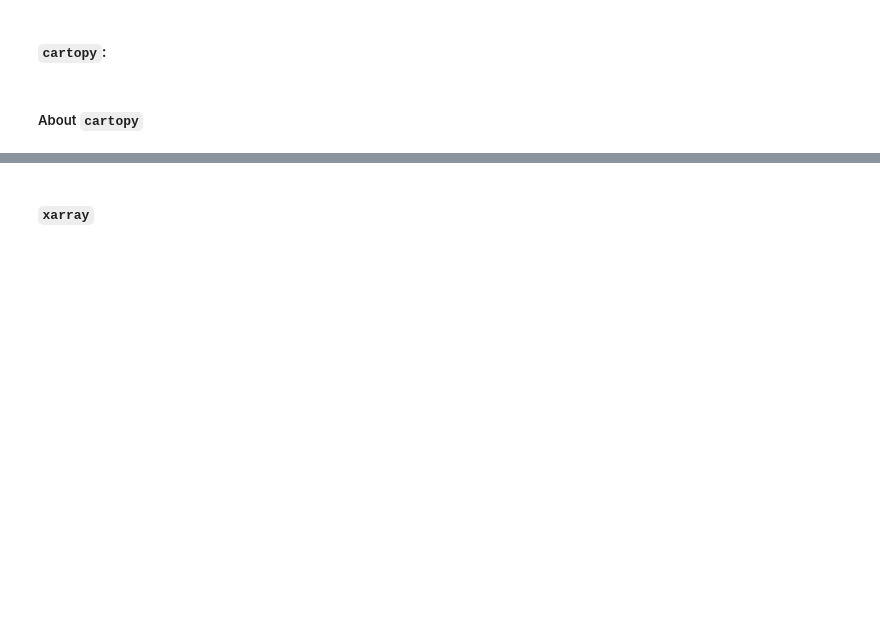
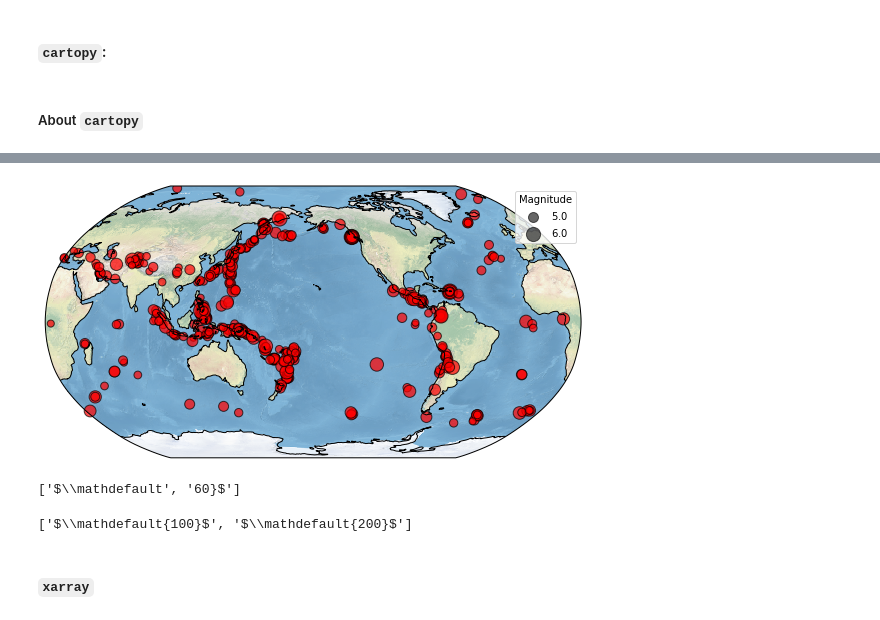
Before and after one commit to PraCTES/MIT-PraCTES, a Jupyter notebook: demos/Lecture02_Objects_and_data_analysis/Lecture02_python_objects_and_data_analysis.ipynb, the cells around one changed output, grey strips where cells are left out. Drawn from its saved outputs; the diff is of its cells as text; code cells hidden in the pictures; blank space fills up the shorter version.

Commit message:
Added a Cartopy example

```diff
--- a/demos/Lecture02_Objects_and_data_analysis/Lecture02_python_objects_and_data_analysis.ipynb
+++ b/demos/Lecture02_Objects_and_data_analysis/Lecture02_python_objects_and_data_analysis.ipynb
@@ -752,3 +756,8 @@ Just as we used `netCDF4` to read NetCDF files into a `netCDF4.Dataset` object,
+# %%
+dataset_list = [
+    'mauna_loa_co2.csv',
+    'big_earthquakes.csv'
+]
 # %% [markdown]
 ##### Example: CO$_{2}$ concentrations at Mauna Loa Observatory
 # %%
@@ -829,0 +847,3 @@ plt.suptitle(r"CO$_{2}$ concentrations at Mauna Loa Observatory, Hawaii");
+# %%
+df = pd.read_csv("data/"+dataset_list[1])
+df.head()
@@ -830,3 +858,36 @@ plt.suptitle(r"CO$_{2}$ concentrations at Mauna Loa Observatory, Hawaii");
+# %%
+proj = cartopy.crs.Robinson(central_longitude=200.)
+geo = cartopy.crs.PlateCarree()
+
+fig = plt.figure(figsize=(10, 5))
+ax = fig.add_subplot(1, 1, 1, projection=proj)
+
+ax.set_global()
+
+ax.stock_img()
+ax.coastlines()
+
+scatter = ax.scatter(df['longitude'], df['latitude'], s=(df['mag']-4.)*100.,
+                     alpha=0.7, edgecolor='k', marker='o', color='r',
+                     transform=geo)
+
+# produce a legend with a cross section of sizes from the scatter
+handles, labels = scatter.legend_elements(num=[100., 200.], prop="sizes", alpha=0.6)
+labels = [
+    f'$\\mathdefault{{{100/100.+4.}}}$',
+    f'$\\mathdefault{{{200/100.+4.}}}$'
+]
+legend2 = ax.legend(handles, labels, loc="upper right", title="Magnitude")
+# %% [output]
+[figure, added]
+# %%
+labels[0].split('{')
+# %% [output]
+['$\\mathdefault', '60}$']
+# %%
+labels
+# %% [output]
+['$\\mathdefault{100}$', '$\\mathdefault{200}$']
 # %% [markdown]
 #### `xarray`
 # %% [markdown]
```
Also changed, not shown: parts of 7 cells of this notebook.
